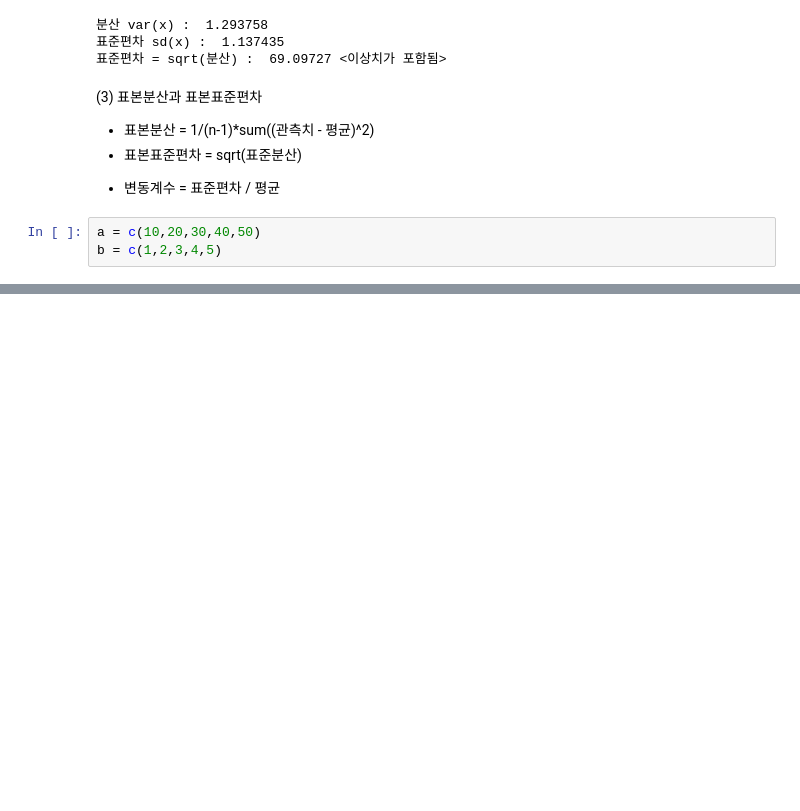
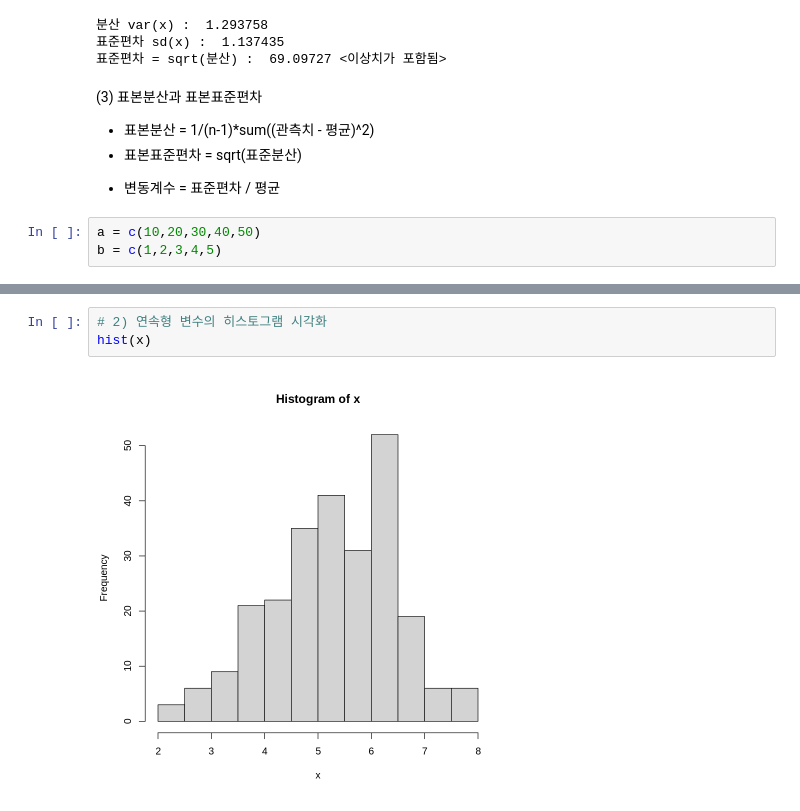
Before and after one commit to gyujin0450/RPRG_PARTIII, a Jupyter notebook: p368_척도별기술통계량.ipynb, the cells around one changed output, grey strips where cells are left out. Drawn from its saved outputs; the diff is of its cells as text; blank space fills up the shorter version.

```diff
--- a/p368_척도별기술통계량.ipynb
+++ b/p368_척도별기술통계량.ipynb
@@ -355,0 +397,5 @@ cat('변동계수 : ',sd(b)/mean(b),'\n')
+# %%
+# 2) 연속형 변수의 히스토그램 시각화
+hist(x)
+# %% [output]
+[figure, added]
```
Also changed, not shown: parts of 26 cells of this notebook.
